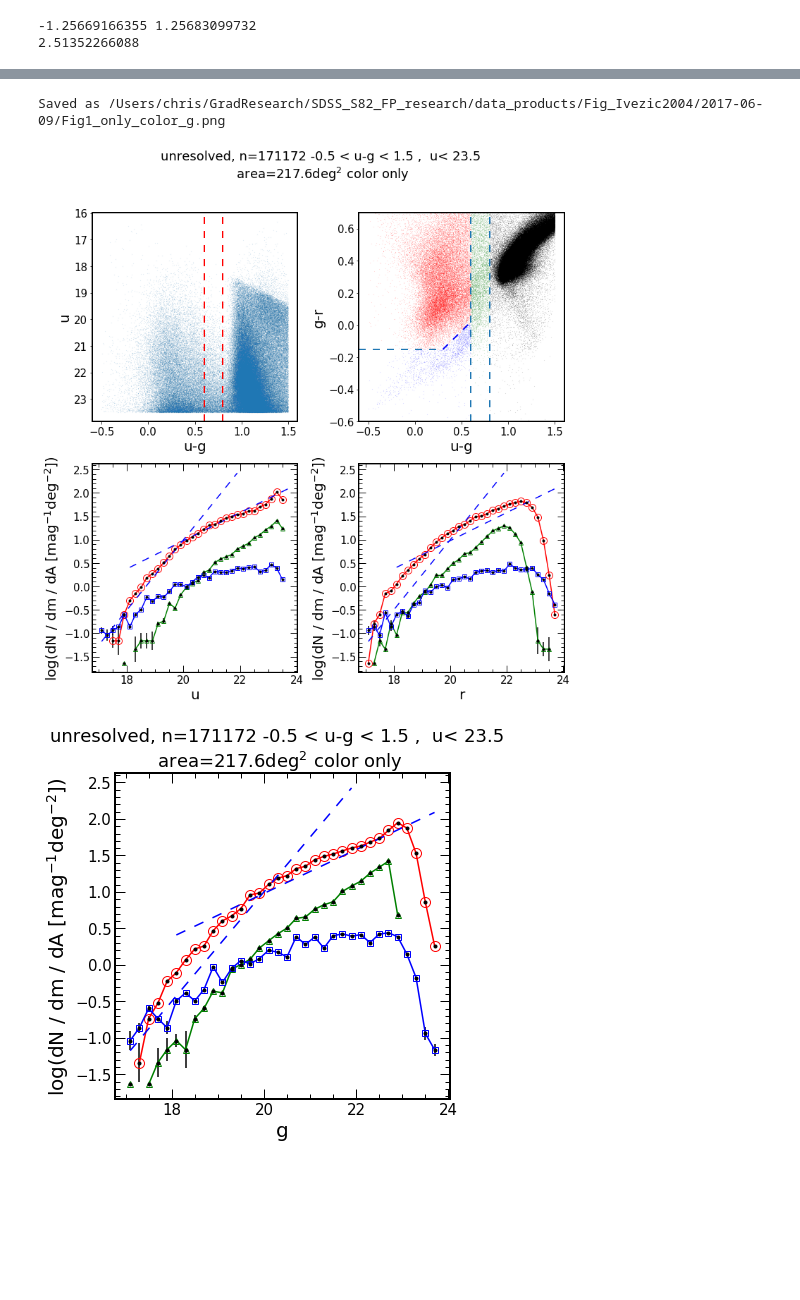
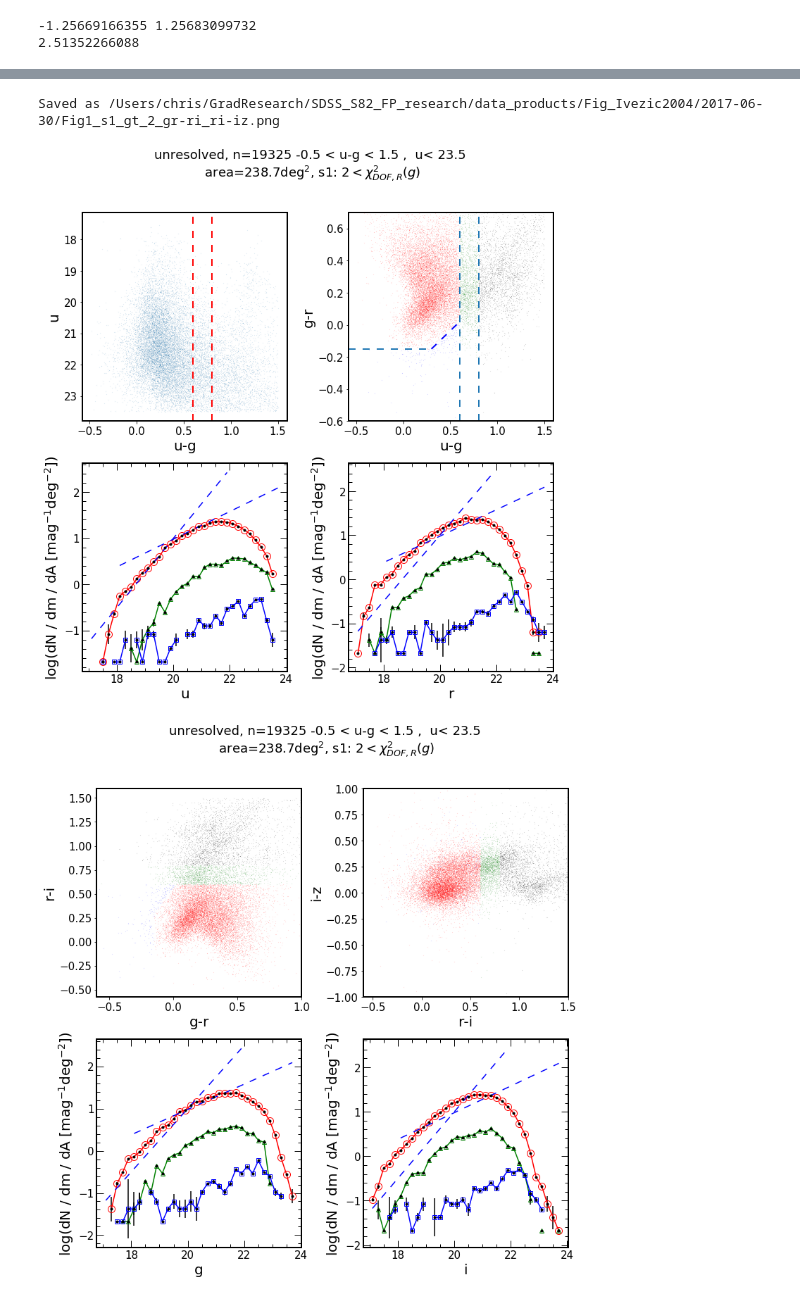
Before and after one commit to suberlak/SDSS_S82_FP_research, a Jupyter notebook: code/06.2017_SDSS_differential_counts.ipynb, the cells around one changed output, grey strips where cells are left out. Saved outputs shown, nothing was run; the diff lists cells and outputs as text; code cells hidden in the pictures; blank space fills up the shorter version.

```diff
--- a/code/06.2017_SDSS_differential_counts.ipynb
+++ b/code/06.2017_SDSS_differential_counts.ipynb
@@ -434,3 +486,4 @@ We will save this figure in  /Users/chris/GradResearch/SDSS_S82_FP_research/data
 # %%
-plot_all_panels(data, var=None, bounds=None, intercept=[-14,-5.02] , area=area)
+%matplotlib inline
+m = plot_all_panels(data, var='s1', bounds=2, intercept=[-14,-5.02] , area=area)
 # %% [output]
@@ -440,3 +493,3 @@ Saved as /Users/chris/GradResearch/SDSS_S82_FP_research/data_products/Fig_Ivezic
-Saved as /Users/chris/GradResearch/SDSS_S82_FP_research/data_products/Fig_Ivezic2004/2017-06-09/Fig1_only_color_g.png
+Saved as /Users/chris/GradResearch/SDSS_S82_FP_research/data_products/Fig_Ivezic2004/2017-06-30/Fig1_s1_gt_2_gr-ri_ri-iz.png
-[figure, old version]
+[figure, new version]
-[figure, old version]
+[figure, new version]
```
Also changed, not shown: parts of 7 cells of this notebook, 2 other files.
